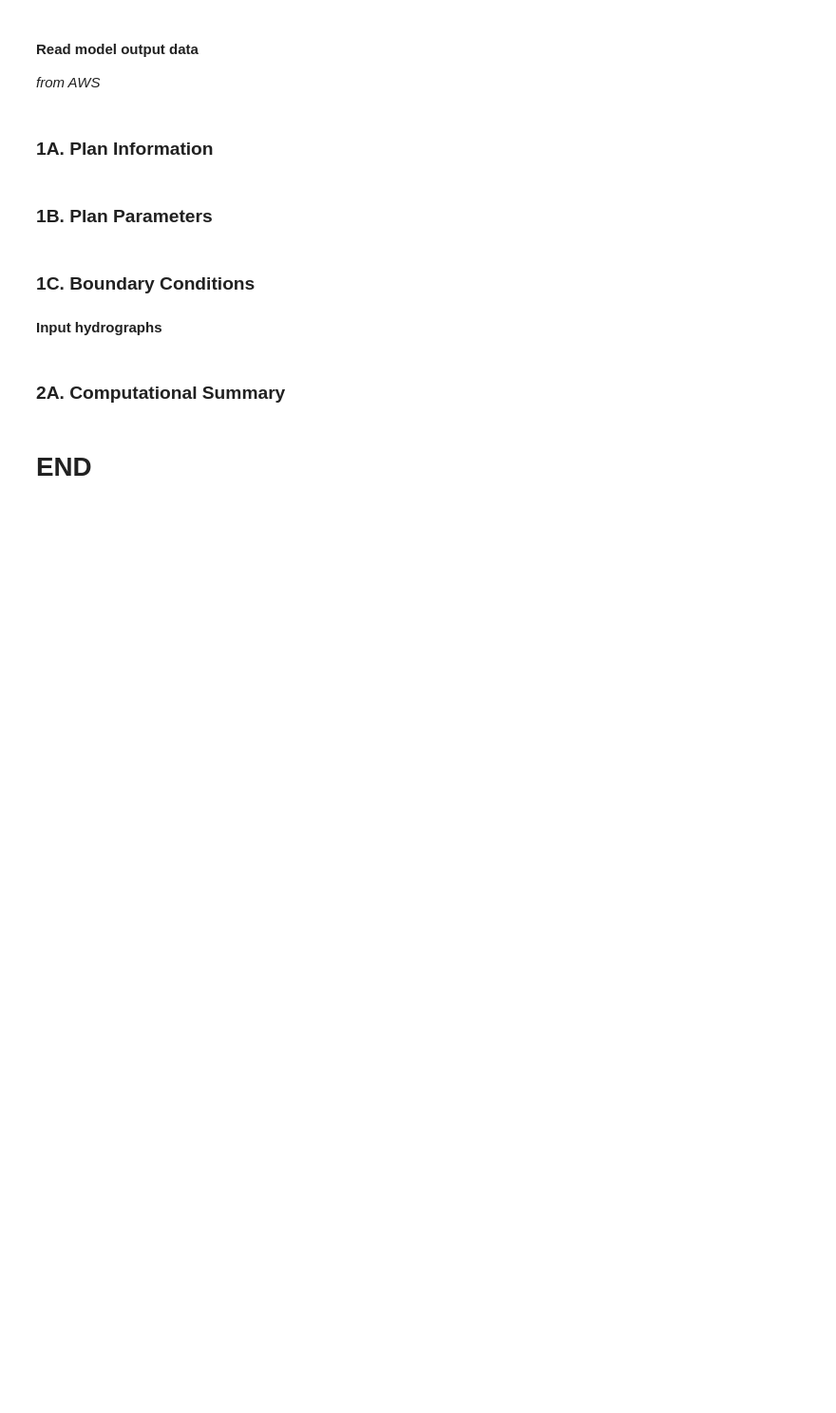
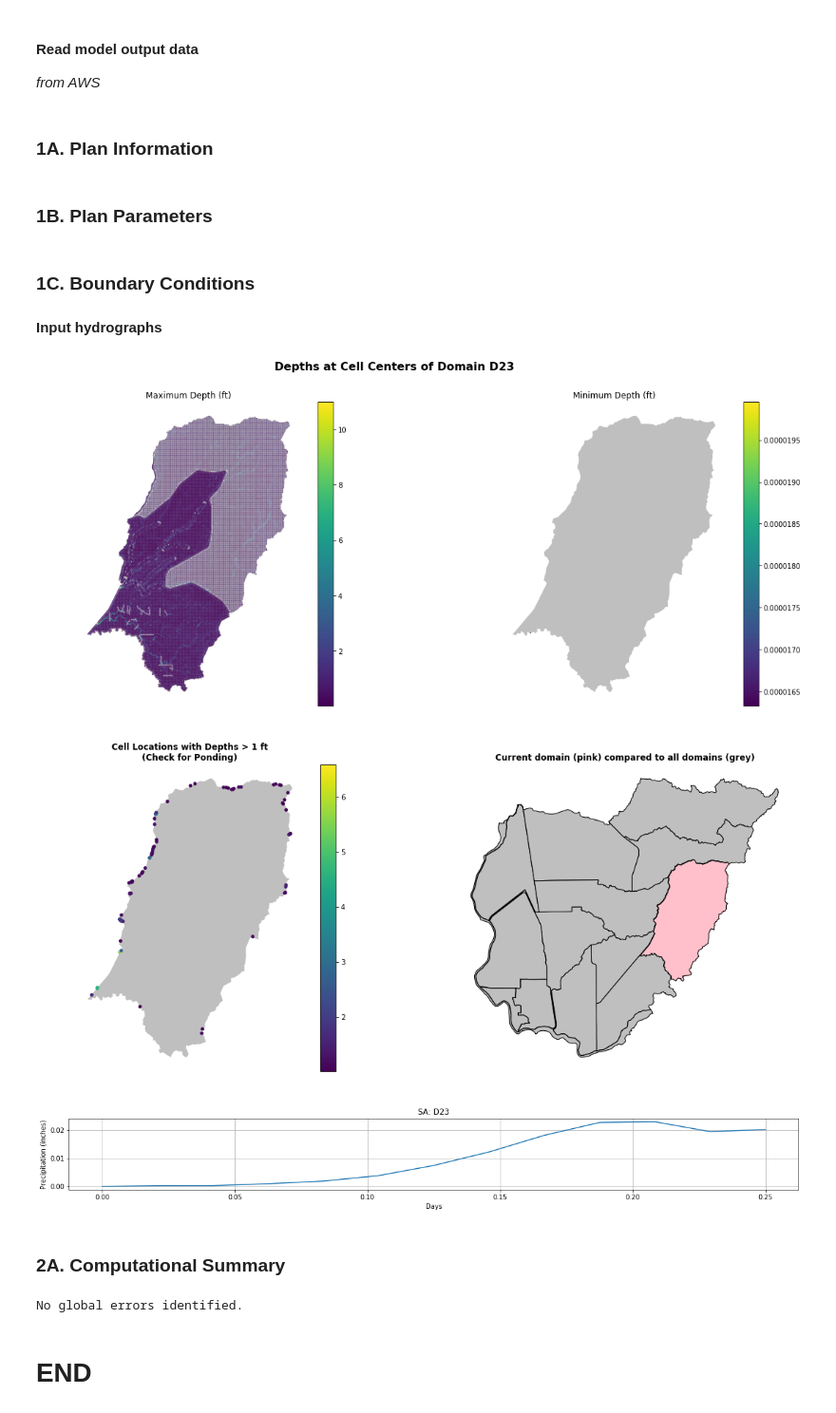
Before and after one commit to Dewberry/hecrasio, a Jupyter notebook: QAQC-PFRA-Backup.ipynb, the cells around one changed output. Shown at 95% size. Drawn from its saved outputs; the diff is of its cells as text; code cells hidden in the pictures; blank space fills up the shorter version.

```diff
--- a/QAQC-PFRA-Backup.ipynb
+++ b/QAQC-PFRA-Backup.ipynb
@@ -28,4 +28,4 @@ Global issues *in development* include:
  - Mapping areas where Courant number exceeds indicated threshold.
  - Mapping areas where iteration counts exceed indicated threshold.
 # %%
-model_s3path = "s3://azavea/jwx_test/data/zip/DC_F02_NBR_E0029_out.zip"
+model_s3path = "s3://azavea/jwx_test/data/zip/Sacramento_P01_H06_E0001_out.zip"
@@ -43,37 +43,45 @@ global_errors=[]
 *from AWS*
 # %%
 try:
-    model = ResultsZip(model_s3path, pfra=False, require_prj=False)
+    model = ResultsZip(model_s3path, require_prj=False)
 except:
-    global_errors.append('Failed to read model: ResultsZip error')
+    error = 'Failed to read model: ResultsZip error'
+    global_errors.append(error)
+    print(error)
 
 try:
     hdfResults_path = pull_result_paths(model)
 except:
-    global_errors.append('Failed to identify paths: hdfResults path error')
+    error = 'Failed to identify paths: hdfResults path error'
+    global_errors.append(error)
+    print(error)
 
 try:
     rasPlan = HDFResultsFile(model, model_s3path, hdfResults_path)
 except:
-    global_errors.append('Failed to read RAS plan: rasPlan error')
+    error = 'Failed to read RAS plan: rasPlan error'
+    global_errors.append(error)
+    print(error)
 # %% [markdown]
 ### 1A. Plan Information
 # %%
 try:
     sb.glue(rasPlan.Plan_Information.to_json(), "json")
+    rasPlan.Plan_Information
 except:
-    global_errors.append('Failed to glue Plan Information')
-
-rasPlan.Plan_Information
+    error = 'Failed to glue Plan Information'
+    global_errors.append(error)
+    print(error)
 # %% [markdown]
 ### 1B. Plan Parameters
 # %%
 try:
     sb.glue(rasPlan.Plan_Parameters.to_json(), "json")
+    rasPlan.Plan_Parameters
 except:
-    global_errors.append('Failed to glue Plan Parameters')
-
-rasPlan.Plan_Parameters
+    error = 'Failed to glue Plan Parameters'
+    global_errors.append(error)
+    print(error)
 # %% [markdown]
 ### 1C. Boundary Conditions
 
@@ -81,13 +89,21 @@ rasPlan.Plan_Parameters
 # %%
 try:
     results_data = show_results(rasPlan.domains, model, rasPlan)
 except:
-    global_errors.append('Failed to Show Results')
+    error = 'Failed to Show Results'
+    global_errors.append(error)
+    print(error)
 
 try:
     sb.glue(results_data.to_json(), "json")
 except:
-    global_errors.append('Failed to glue Results Data')
+    error = 'Failed to glue Results Data'
+    global_errors.append(error)
+    print(error)
+# %% [output]
+[figure, added]
+[figure, added]
+[figure, added]
 # %% [markdown]
 ### 2A. Computational Summary
 # %%
@@ -103,2 +118,12 @@ sb.glue(global_errors)
+# %%
+try:
+    if len(global_errors) > 1:
+        sb.glue(global_errors)
+    else:
+        print("No global errors identified.")
+except:
+    print('Gluing errors failed.')
+# %% [output]
+No global errors identified.
 # %% [markdown]
 # END
```
Also changed, not shown: parts of 5 cells of this notebook, 1 other file.
